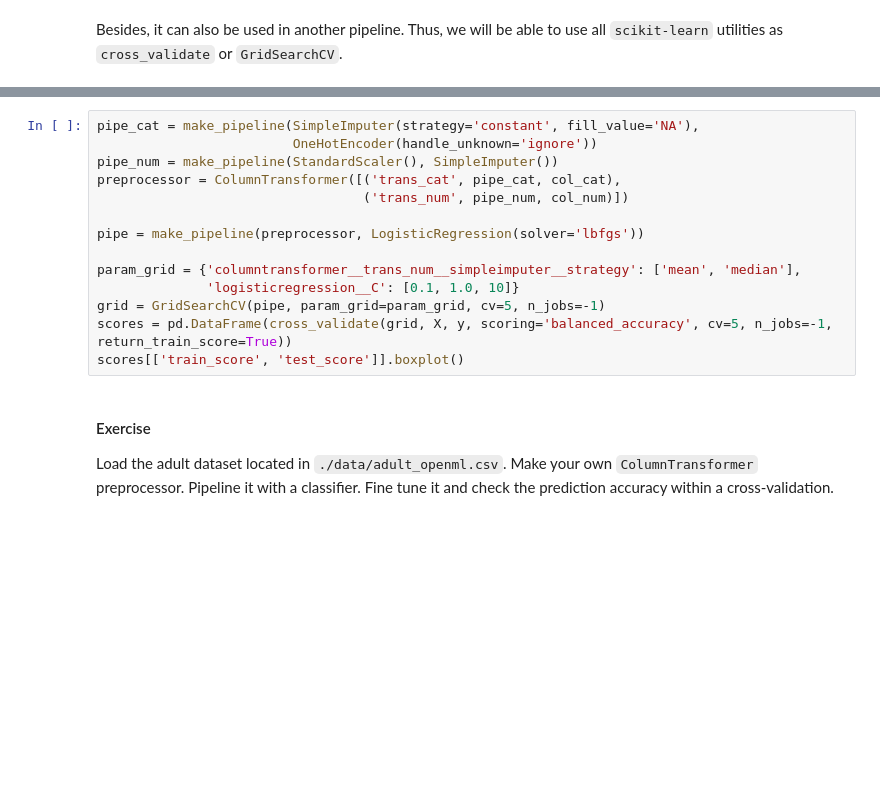
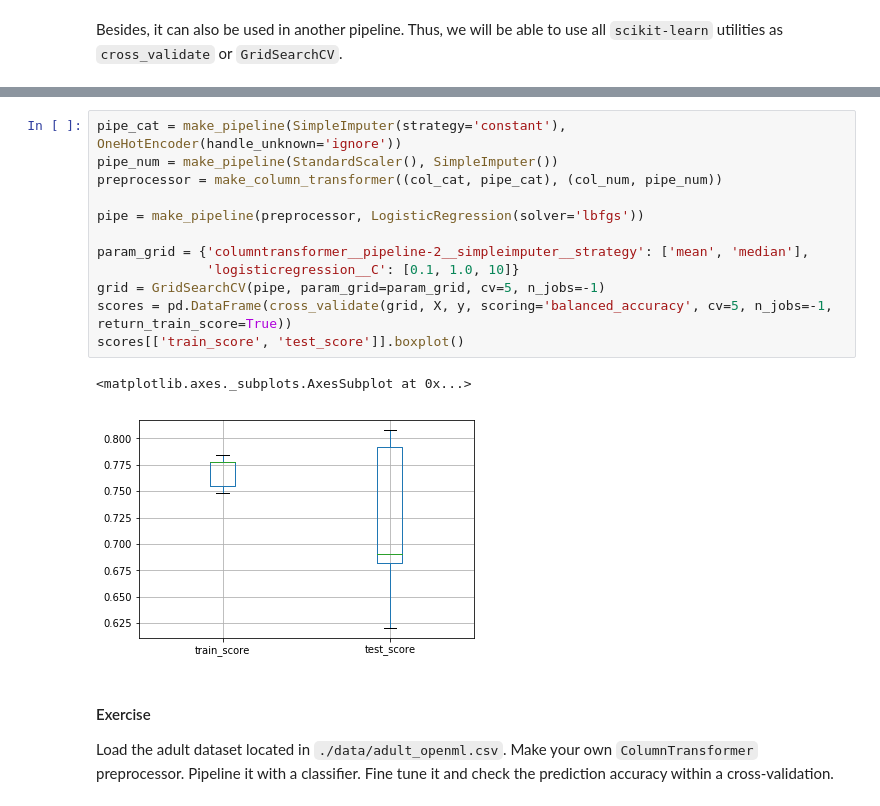
Before and after one commit to glemaitre/pyparis-2018-sklearn, a Jupyter notebook: notebook.ipynb, the cells around one changed output, grey strips where cells are left out. Drawn from its saved outputs; the diff is of its cells as text; blank space fills up the shorter version.

```diff
--- a/notebook.ipynb
+++ b/notebook.ipynb
@@ -330,17 +467,18 @@ pipe.get_params()
 # %%
-pipe_cat = make_pipeline(SimpleImputer(strategy='constant', fill_value='NA'),
-                         OneHotEncoder(handle_unknown='ignore'))
+pipe_cat = make_pipeline(SimpleImputer(strategy='constant'), OneHotEncoder(handle_unknown='ignore'))
 pipe_num = make_pipeline(StandardScaler(), SimpleImputer())
-preprocessor = ColumnTransformer([('trans_cat', pipe_cat, col_cat),
-                                  ('trans_num', pipe_num, col_num)])
+preprocessor = make_column_transformer((col_cat, pipe_cat), (col_num, pipe_num))
 
 pipe = make_pipeline(preprocessor, LogisticRegression(solver='lbfgs'))
 
-param_grid = {'columntransformer__trans_num__simpleimputer__strategy': ['mean', 'median'],
+param_grid = {'columntransformer__pipeline-2__simpleimputer__strategy': ['mean', 'median'],
               'logisticregression__C': [0.1, 1.0, 10]}
 grid = GridSearchCV(pipe, param_grid=param_grid, cv=5, n_jobs=-1)
 scores = pd.DataFrame(cross_validate(grid, X, y, scoring='balanced_accuracy', cv=5, n_jobs=-1, return_train_score=True))
 scores[['train_score', 'test_score']].boxplot()
+# %% [output]
+<matplotlib.axes._subplots.AxesSubplot at 0x...>
+[figure, added]
 # %% [markdown]
 #### Exercise
 
```
Also changed, not shown: parts of 47 cells of this notebook.
